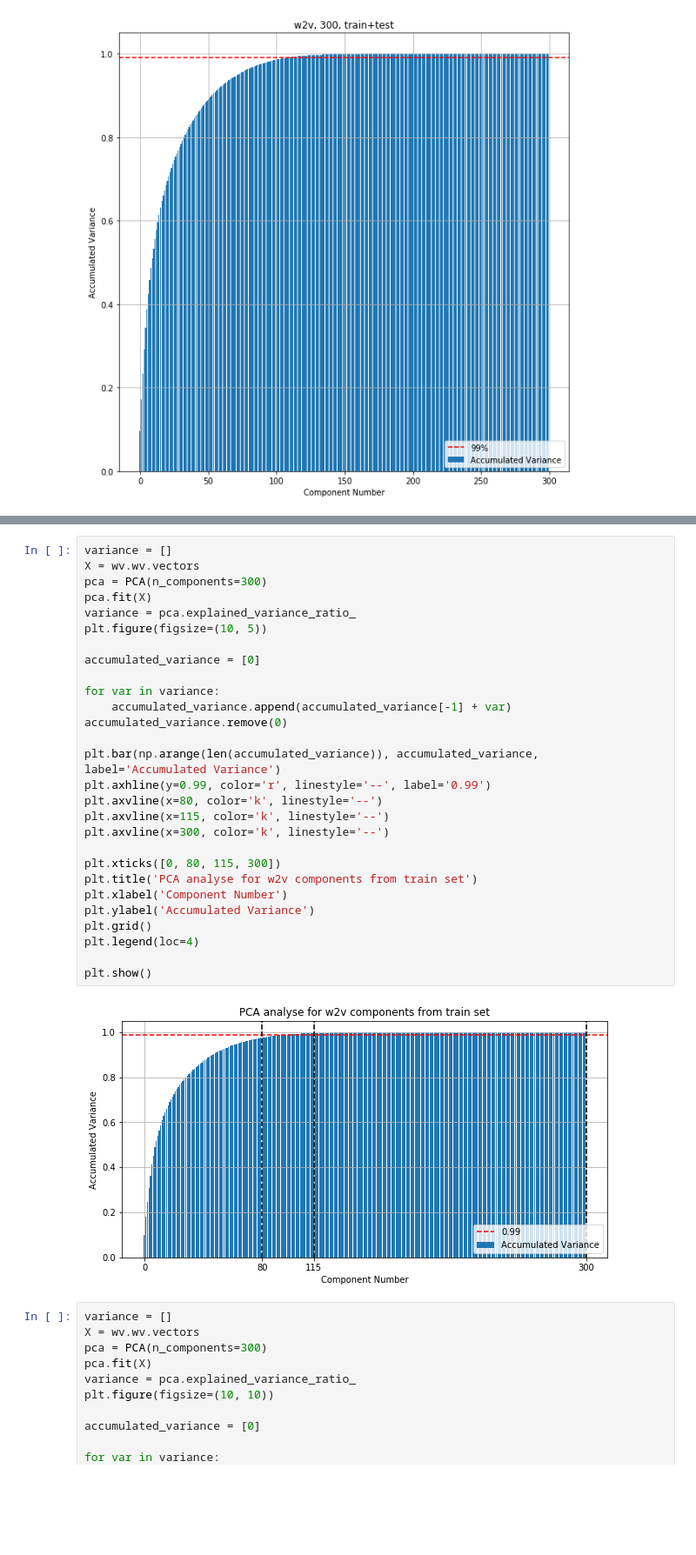
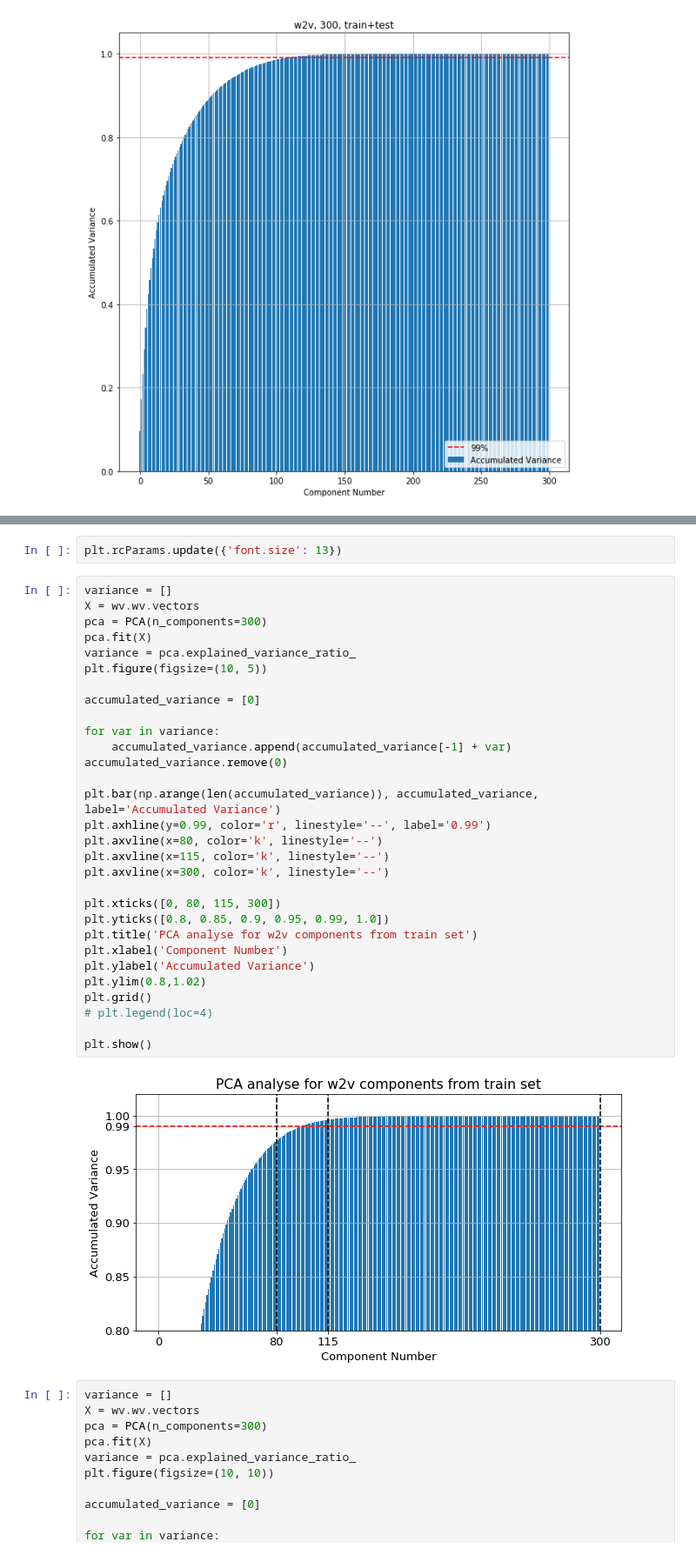
Before and after one commit to amirhpd/text_classifier, a Jupyter notebook: graphs/pca.ipynb, the cells around one changed output, grey strips where cells are left out. Shown: that part at 87% size. Saved outputs shown, nothing was run; the diff lists cells and outputs as text; blank space fills up the shorter version.

```diff
--- a/PCA/pca.ipynb
+++ b/graphs/pca.ipynb
@@ -45,33 +45,37 @@ Wall time: 437 ms
+# %%
+plt.rcParams.update({'font.size': 13})
 # %%
 variance = []
 X = wv.wv.vectors
 pca = PCA(n_components=300)
 pca.fit(X)
 variance = pca.explained_variance_ratio_
 plt.figure(figsize=(10, 5))
 
 accumulated_variance = [0]
 
 for var in variance:
     accumulated_variance.append(accumulated_variance[-1] + var)
 accumulated_variance.remove(0)
 
 plt.bar(np.arange(len(accumulated_variance)), accumulated_variance, label='Accumulated Variance')
 plt.axhline(y=0.99, color='r', linestyle='--', label='0.99')
 plt.axvline(x=80, color='k', linestyle='--')
 plt.axvline(x=115, color='k', linestyle='--')
 plt.axvline(x=300, color='k', linestyle='--')
 
 plt.xticks([0, 80, 115, 300])
+plt.yticks([0.8, 0.85, 0.9, 0.95, 0.99, 1.0])
 plt.title('PCA analyse for w2v components from train set')
 plt.xlabel('Component Number')
 plt.ylabel('Accumulated Variance')
+plt.ylim(0.8,1.02)
 plt.grid()
-plt.legend(loc=4)
+# plt.legend(loc=4)
 
 plt.show()
 # %% [output]
-[figure, old version]
+[figure, new version]
 # %%
 variance = []
 X = wv.wv.vectors
```
Also changed, not shown: parts of 1 cell of this notebook, 1 other file.
